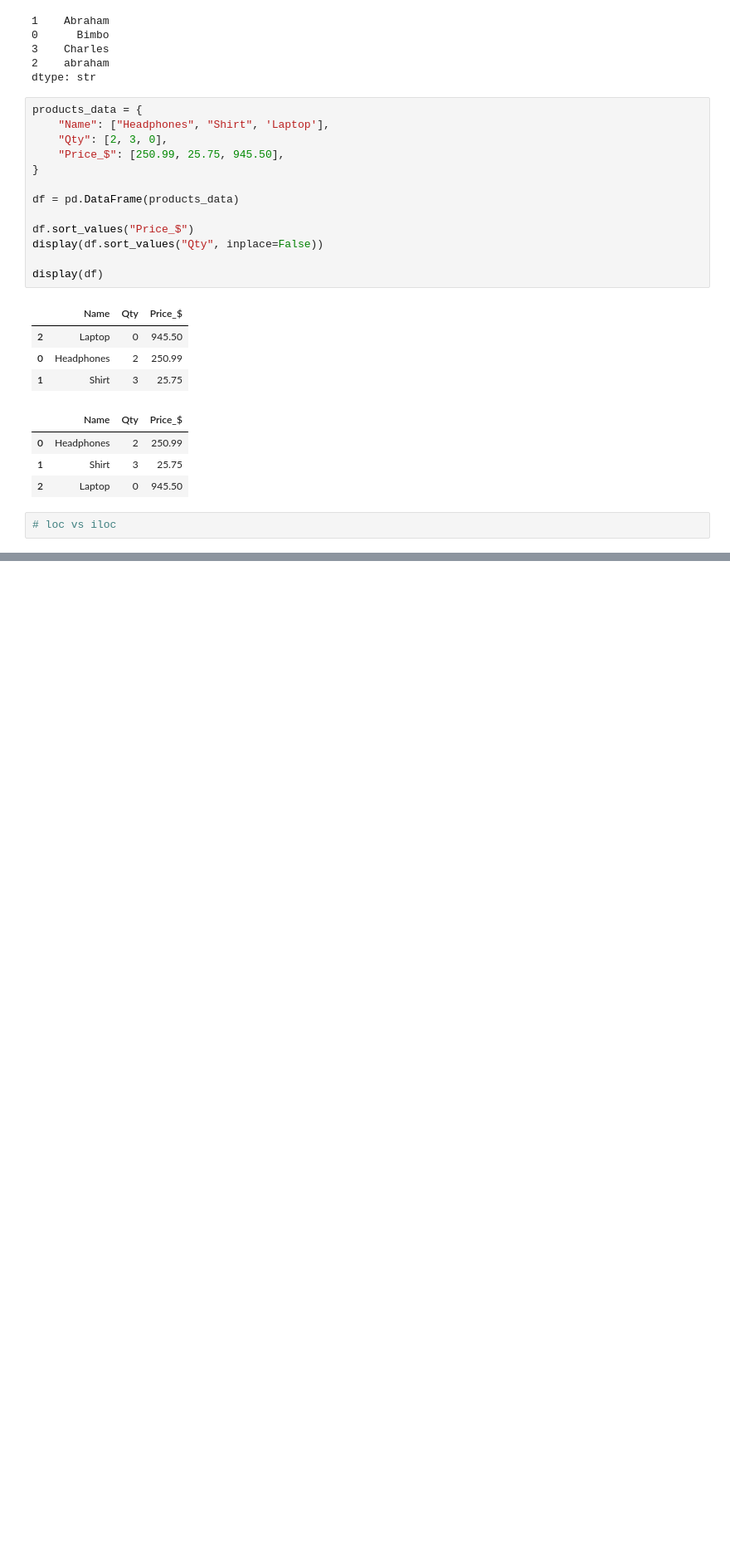
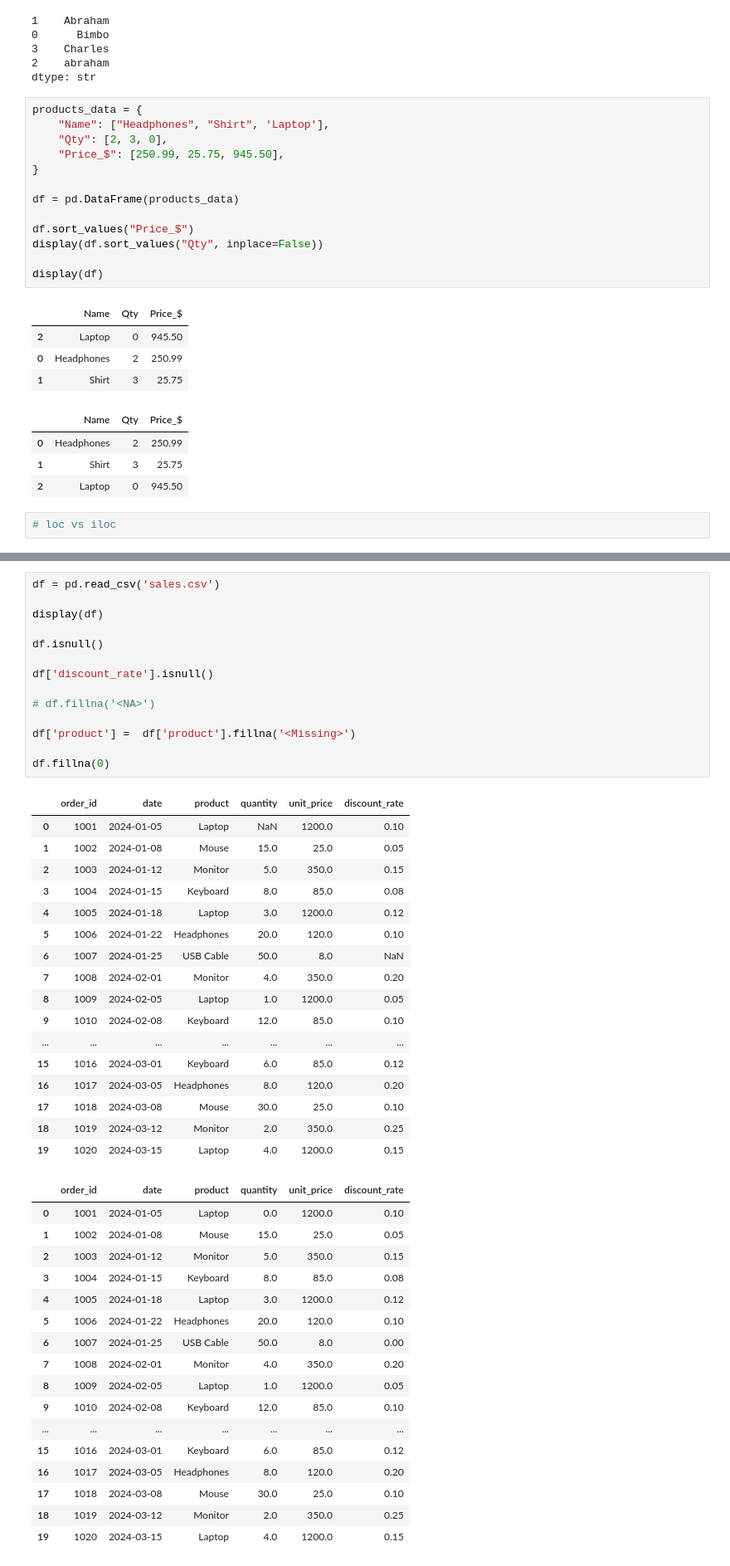
Before and after one commit to israel-oye/Python-Class-Batches, a Jupyter notebook: App-Based-Python/Batch-14A/Pandas/main.ipynb, the cells around one changed output, grey strips where cells are left out. Shown at 83% size. Saved outputs shown, nothing was run; the diff lists cells and outputs as text; blank space fills up the shorter version.

```diff
--- a/App-Based-Python/Batch-14A/Pandas/main.ipynb
+++ b/App-Based-Python/Batch-14A/Pandas/main.ipynb
@@ -504,0 +581,49 @@ display(df)
+# %%
+df = pd.read_csv('sales.csv')
+
+display(df)
+
+df.isnull()
+
+df['discount_rate'].isnull()
+
+# df.fillna('<NA>')
+
+df['product'] =  df['product'].fillna('<Missing>')
+
+df.fillna(0)
+# %% [output]
+|  | order_id | date | product | quantity | unit_price | discount_rate |
+| 0 | 1001 | 2024-01-05 | Laptop | NaN | 1200.0 | 0.10 |
+| 1 | 1002 | 2024-01-08 | Mouse | 15.0 | 25.0 | 0.05 |
+| 2 | 1003 | 2024-01-12 | Monitor | 5.0 | 350.0 | 0.15 |
+| 3 | 1004 | 2024-01-15 | Keyboard | 8.0 | 85.0 | 0.08 |
+| 4 | 1005 | 2024-01-18 | Laptop | 3.0 | 1200.0 | 0.12 |
+| 5 | 1006 | 2024-01-22 | Headphones | 20.0 | 120.0 | 0.10 |
+| 6 | 1007 | 2024-01-25 | USB Cable | 50.0 | 8.0 | NaN |
+| 7 | 1008 | 2024-02-01 | Monitor | 4.0 | 350.0 | 0.20 |
+| 8 | 1009 | 2024-02-05 | Laptop | 1.0 | 1200.0 | 0.05 |
+| 9 | 1010 | 2024-02-08 | Keyboard | 12.0 | 85.0 | 0.10 |
+| ... | ... | ... | ... | ... | ... | ... |
+| 15 | 1016 | 2024-03-01 | Keyboard | 6.0 | 85.0 | 0.12 |
+| 16 | 1017 | 2024-03-05 | Headphones | 8.0 | 120.0 | 0.20 |
+| 17 | 1018 | 2024-03-08 | Mouse | 30.0 | 25.0 | 0.10 |
+| 18 | 1019 | 2024-03-12 | Monitor | 2.0 | 350.0 | 0.25 |
+| 19 | 1020 | 2024-03-15 | Laptop | 4.0 | 1200.0 | 0.15 |
+|  | order_id | date | product | quantity | unit_price | discount_rate |
+| 0 | 1001 | 2024-01-05 | Laptop | 0.0 | 1200.0 | 0.10 |
+| 1 | 1002 | 2024-01-08 | Mouse | 15.0 | 25.0 | 0.05 |
+| 2 | 1003 | 2024-01-12 | Monitor | 5.0 | 350.0 | 0.15 |
+| 3 | 1004 | 2024-01-15 | Keyboard | 8.0 | 85.0 | 0.08 |
+| 4 | 1005 | 2024-01-18 | Laptop | 3.0 | 1200.0 | 0.12 |
+| 5 | 1006 | 2024-01-22 | Headphones | 20.0 | 120.0 | 0.10 |
+| 6 | 1007 | 2024-01-25 | USB Cable | 50.0 | 8.0 | 0.00 |
+| 7 | 1008 | 2024-02-01 | Monitor | 4.0 | 350.0 | 0.20 |
+| 8 | 1009 | 2024-02-05 | Laptop | 1.0 | 1200.0 | 0.05 |
+| 9 | 1010 | 2024-02-08 | Keyboard | 12.0 | 85.0 | 0.10 |
+| ... | ... | ... | ... | ... | ... | ... |
+| 15 | 1016 | 2024-03-01 | Keyboard | 6.0 | 85.0 | 0.12 |
+| 16 | 1017 | 2024-03-05 | Headphones | 8.0 | 120.0 | 0.20 |
+| 17 | 1018 | 2024-03-08 | Mouse | 30.0 | 25.0 | 0.10 |
+| 18 | 1019 | 2024-03-12 | Monitor | 2.0 | 350.0 | 0.25 |
+| 19 | 1020 | 2024-03-15 | Laptop | 4.0 | 1200.0 | 0.15 |
```
Also changed, not shown: parts of 7 cells of this notebook, 3 other files.
